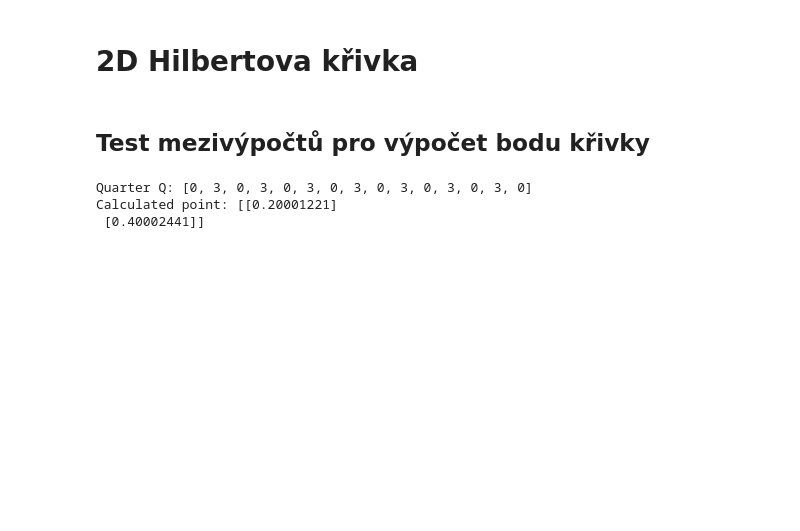
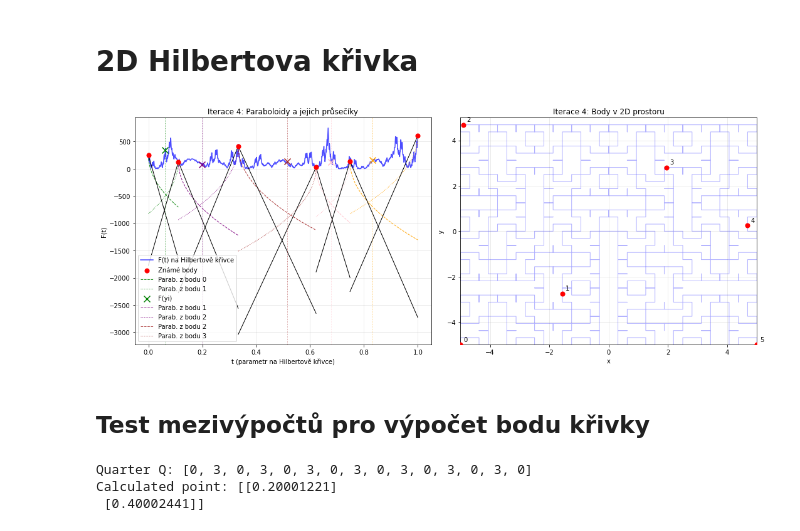
Before and after one commit to NIE0087/BP---prostor-vyplnujici-krivky, a Jupyter notebook: example.ipynb, the cells around one changed output. Drawn from its saved outputs; the diff is of its cells as text; code cells hidden in the pictures; blank space fills up the shorter version.

```diff
--- a/example.ipynb
+++ b/example.ipynb
@@ -3,6 +3,14 @@ from Hilbert2D import Hilbert2D
 from Hilbert3D import Hilbert3D
 # %% [markdown]
 # 2D Hilbertova křivka
+# %%
+hilbert = Hilbert2D(15)
+# Vykreslí paraboloidy v první iteraci (iteration_to_plot=0)
+hilbert.plot_holder_paraboloids(H=100, r=3, eps=1e-4, max_iter=10,
+                                n=5, x_min=-5, x_max=5, y_min=-5, y_max=5,
+                                whatFunc=1, iteration_to_plot=4)
+# %% [output]
+[figure, added]
 # %% [markdown]
 ## Test mezivýpočtů pro výpočet bodu křivky
 # %%
```
Also changed, not shown: parts of 11 cells of this notebook, 1 other file.
